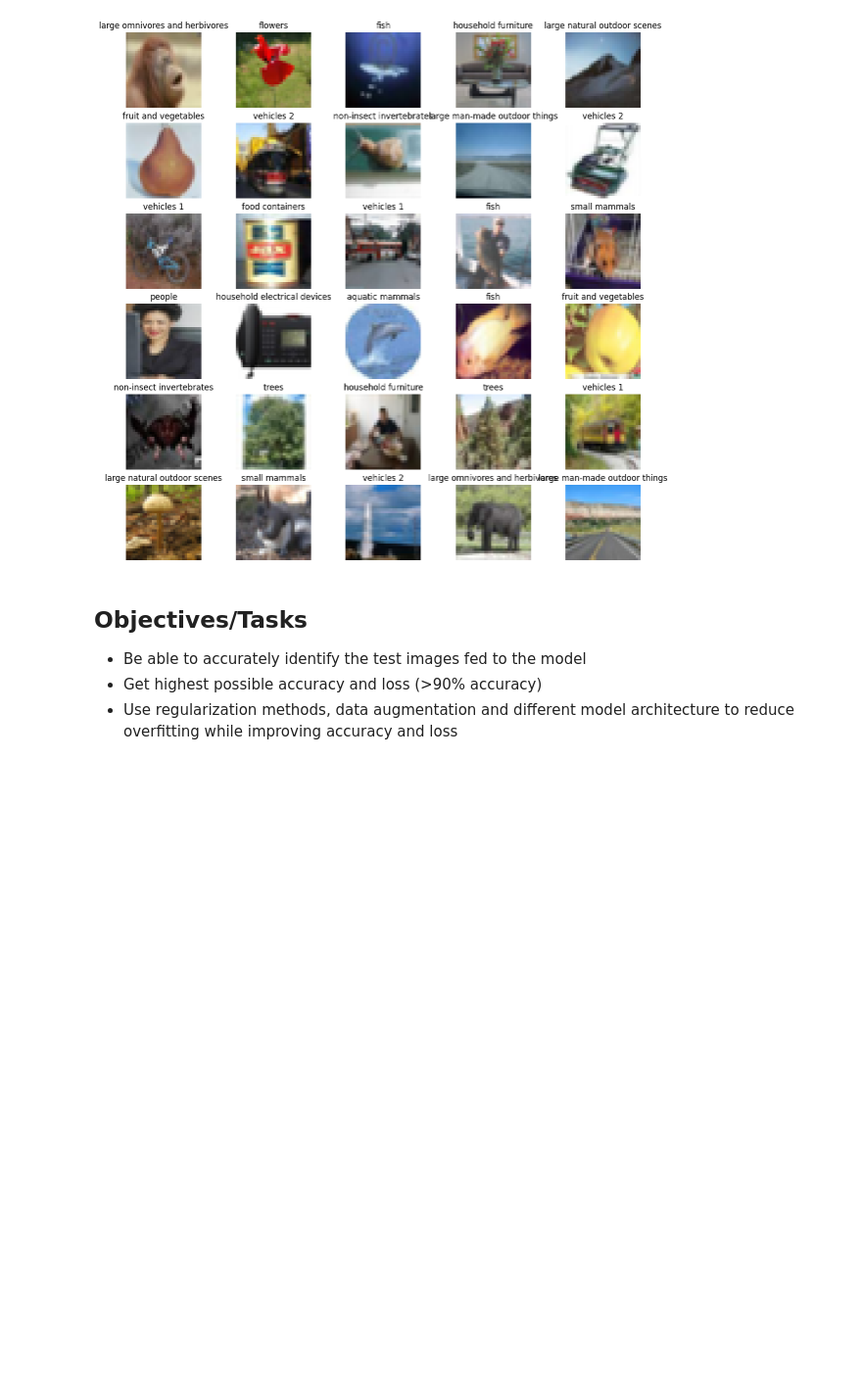
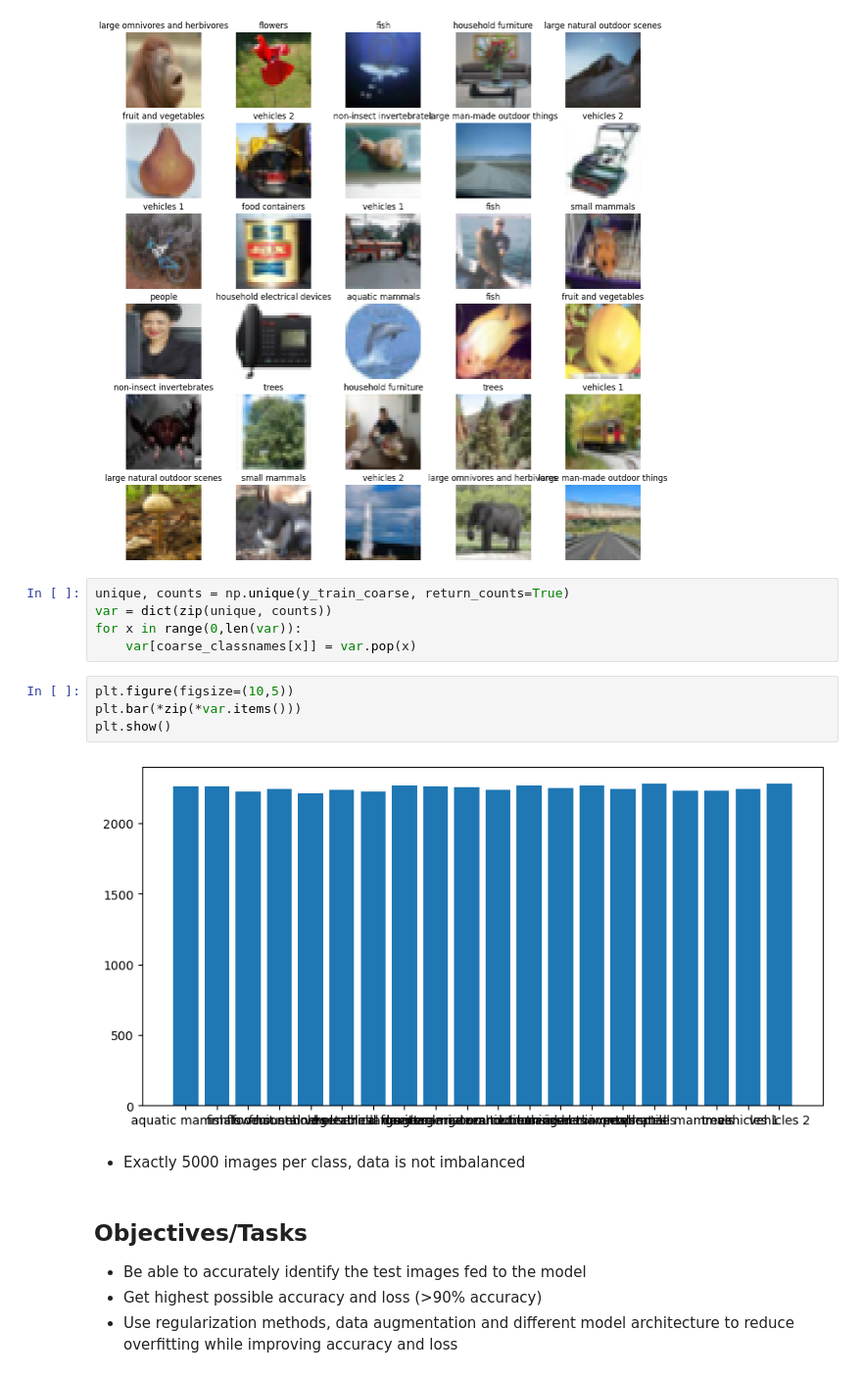
Before and after one commit to Amirrahman19/DeepLearning, a Jupyter notebook: CA1/PartB/cifar100-Copy1.ipynb, the cells around one changed output. Shown at 98% size. Drawn from its saved outputs; the diff is of its cells as text; blank space fills up the shorter version.

```diff
--- a/CA1/PartB/cifar100-Copy1.ipynb
+++ b/CA1/PartB/cifar100-Copy1.ipynb
@@ -185,6 +185,19 @@ for i in range(30):        # CHANGE THIS
 plt.show()
 # %% [output]
 [figure]
+# %%
+unique, counts = np.unique(y_train_coarse, return_counts=True)
+var = dict(zip(unique, counts))
+for x in range(0,len(var)):
+    var[coarse_classnames[x]] = var.pop(x)
+# %%
+plt.figure(figsize=(10,5))
+plt.bar(*zip(*var.items()))
+plt.show()
+# %% [output]
+[figure, added]
+# %% [markdown]
+* Exactly 5000 images per class, data is not imbalanced
 # %% [markdown]
 ## Objectives/Tasks
 
```
Also changed, not shown: parts of 20 cells of this notebook, 2 other files.
